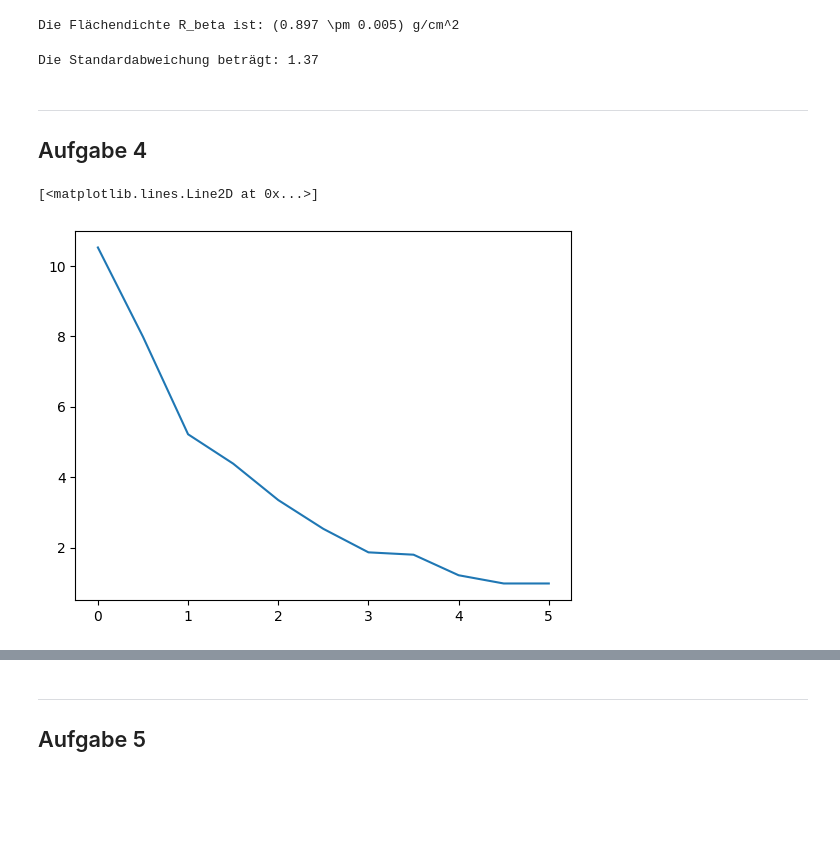
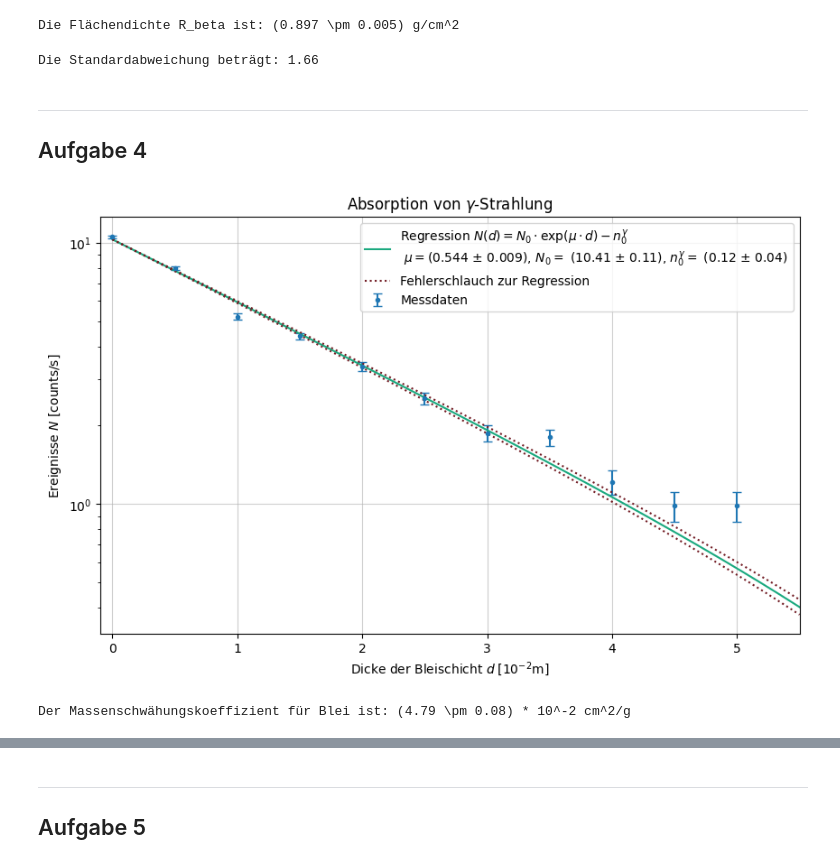
Before and after one commit to FinnZeumer/PAP-2, a Jupyter notebook: Versuche/253/Python/V253.ipynb, the cells around one changed output, grey strips where cells are left out. Saved outputs shown, nothing was run; the diff lists cells and outputs as text; code cells hidden in the pictures; blank space fills up the shorter version.

```diff
--- a/Versuche/253/Python/V253.ipynb
+++ b/Versuche/253/Python/V253.ipynb
@@ -136,7 +136,7 @@ n_Beta_0 = n_Beta / 300 # s^-1
 err_n_Beta_0 = sqrt(n_Beta_0)/sqrt(300)
 # %%
 def expo_decay(d, N_0, mu):
-    return N_0 * exp(mu * d) - n_Beta_0
+    return N_0 * exp(-mu * (d )) - n_Beta_0
 # %%
 plt.figure(figsize=(10,6))
 
@@ -209,12 +209,12 @@ print(f'Die Flächendichte R_beta ist: ({pap.round_sig_digs(err_R_beta, R_beta)[
 Die Flächendichte R_beta ist: (0.897 \pm 0.005) g/cm^2
 # %%
 E_lit = 2.274
-E_exp = 2.00
+E_exp = 1.950
 err_E_exp = E_exp * 0.1
 
 print(f'Die Standardabweichung beträgt: {pap.std_abw(E_lit, E_exp, err_E_exp)}')
 # %% [output]
-Die Standardabweichung beträgt: 1.37
+Die Standardabweichung beträgt: 1.66
 # %% [markdown]
 <hr>
 
@@ -224,6 +224,7 @@ counts_Co = np.array([631, 479, 313, 263, 201, 152, 112, 108, 73, 59, 59])
 t_mess_A4 = np.array([60] * len(counts_Co))
 
 count_rate_Co = counts_Co / t_mess_A4
+err_count_rate_Co = sqrt(count_rate_Co)/sqrt(counts_Co)
 
 dicke_Pb = np.zeros([len(counts_Co)])
 current_Pl_Dicke = 0
@@ -231,10 +232,69 @@ for i in range(0, len(counts_Co)):
     dicke_Pb[i] = current_Pl_Dicke
     current_Pl_Dicke = current_Pl_Dicke + 0.5 #cm
 # %%
-plt.plot(
+plt.figure(figsize=(10,6))
+
+plt.errorbar(
     dicke_Pb,
-    count_rate_Co
-)
+    count_rate_Co,
+    err_count_rate_Co,
+    label = 'Messdaten',
+    ls = '',
+    capsize = 3.5,
+    marker = '.'
+    )
+
+n_Beta_0 = 0.12
+err_n_Beta_0 = sqrt(n_Beta_0)/sqrt(60)
+
+def expo_decay(d, N_0, mu):
+    return N_0 * exp(-mu * d) - n_Beta_0
+
+popt, pcov = curve_fit(expo_decay, dicke_Pb, count_rate_Co, sigma=err_count_rate_Co, absolute_sigma=True)
+counts_reg_gamma, mu_reg_gamma = popt
+err_counts_reg_gamma, err_mu_reg_gamma = sqrt(np.diag(pcov))
+
+dicke_Pb_Space = np.linspace(0, 5.5, 1000)
+plt.plot(dicke_Pb_Space,
+         expo_decay(dicke_Pb_Space, counts_reg_gamma, mu_reg_gamma),
+         label = f'Regression $N(d) = N_0 \\cdot \\exp(- \\mu \\cdot d) - n_0^\\gamma$\n $\\mu=$({pap.round_sig_digs(err_mu_reg_gamma, mu_reg_gamma)[3]}), $N_0=$ ({pap.round_sig_digs(err_counts_reg_gamma, counts_reg_gamma)[3]}), $n_0^\\gamma=$ ({pap.round_sig_digs(err_n_Beta_0, n_Beta_0)[3]})',
+         color = c.LIGHT_GREEN
+         )
+
+plt.plot(dicke_Pb_Space,
+         expo_decay(dicke_Pb_Space, counts_reg_gamma, mu_reg_gamma - err_mu_reg_gamma),
+         color = c.WINE_RED,
+         ls = ':'
+         )
+
+plt.plot(dicke_Pb_Space,
+         expo_decay(dicke_Pb_Space, counts_reg_gamma, mu_reg_gamma + err_mu_reg_gamma),
+         color = c.WINE_RED,
+         ls = ':',
+         label = r'Fehlerschlauch zur Regression'
+         )
+
+plt.yscale('log')
+plt.title(r'Absorption von $\gamma$-Strahlung')
+plt.xlabel(r'Dicke der Bleischicht $d \; \mathrm{[10^{-2} m]}$')
+plt.ylabel(r'Ereignisse $N$ [counts/s]')
+plt.legend()
+# plt.ylim(bottom=1e-2)
+plt.xlim(left= -0.1, right=5.5)
+plt.grid(True, alpha=0.6)
+plt.savefig(f'{plt_save_folder}Absorption_gamma_Blei.pdf')
+plt.show()
 # %% [output]
-[<matplotlib.lines.Line2D at 0x...>]
-[figure, old version]
+[figure, new version]
+# %%
+# Massenschwähungskoeffizient
+dichte_Pb = 11.34 # g/cm^-3
+
+mu_rho_Pb = mu_reg_gamma / dichte_Pb
+err_mu_rho_Pb = err_mu_reg_gamma / dichte_Pb
+
+expo_num = 2
+expo = 10 ** expo_num
+print(f'Der Massenschwähungskoeffizient für Blei ist: ({pap.round_sig_digs(err_mu_rho_Pb * expo, mu_rho_Pb * expo)[2]}) * 10^-{expo_num} cm^2/g')
+# %% [output]
+Der Massenschwähungskoeffizient für Blei ist: (4.79 \pm 0.08) * 10^-2 cm^2/g
```
Also changed, not shown: parts of 10 cells of this notebook, 10 other files.
